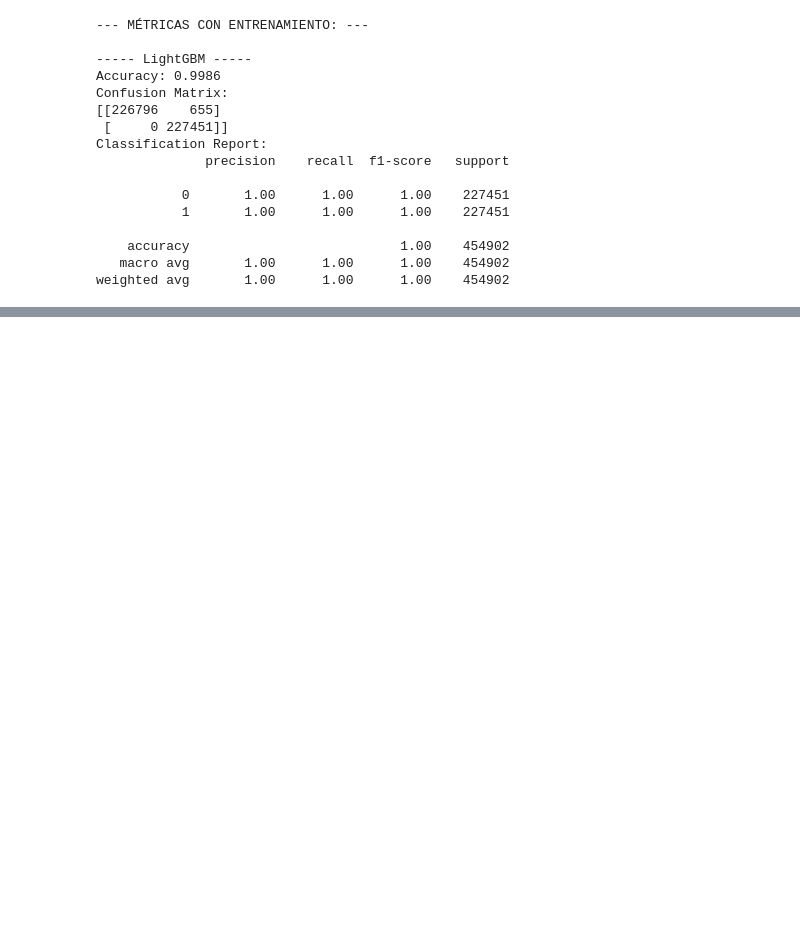
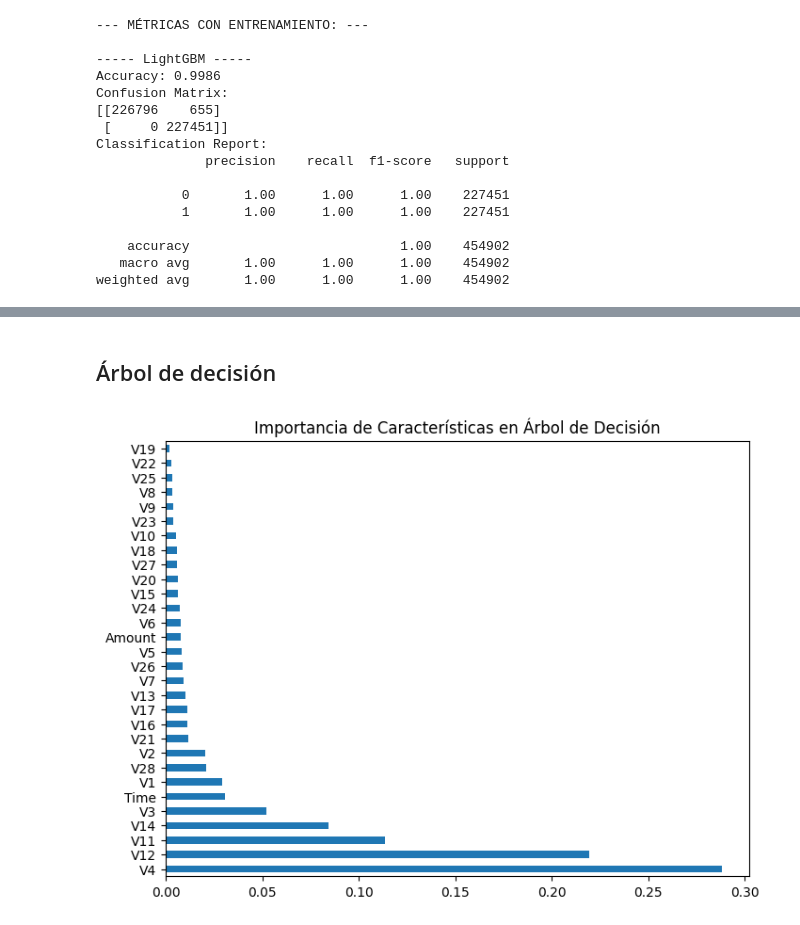
Before and after one commit to aldangarcia/credit_card_fraud, a Jupyter notebook: src/Model_selection.ipynb, the cells around one changed output, grey strips where cells are left out. Cells and saved outputs as stored; diff of their text form; code cells hidden in the pictures; blank space fills up the shorter version.

```diff
--- a/src/Model_selection.ipynb
+++ b/src/Model_selection.ipynb
@@ -430,0 +469,18 @@ weighted avg       1.00      1.00      1.00    454902
+# %% [markdown]
+## Árbol de decisión
+# %%
+dt = models["Decision Tree"]
+
+# Obtener las importancias de las características
+feature_importance_dt = pd.Series(dt.feature_importances_, index=X_train.columns)
+
+# Ordenar las características por importancia
+feature_importance_dt = feature_importance_dt.sort_values(ascending=False)
+
+# Graficar las importancias
+plt.figure(figsize=(8, 6))
+feature_importance_dt.plot(kind='barh')
+plt.title('Importancia de Características en Árbol de Decisión')
+plt.show()
+# %% [output]
+[figure, added]
```
Also changed, not shown: parts of 23 cells of this notebook, 2 other files.
